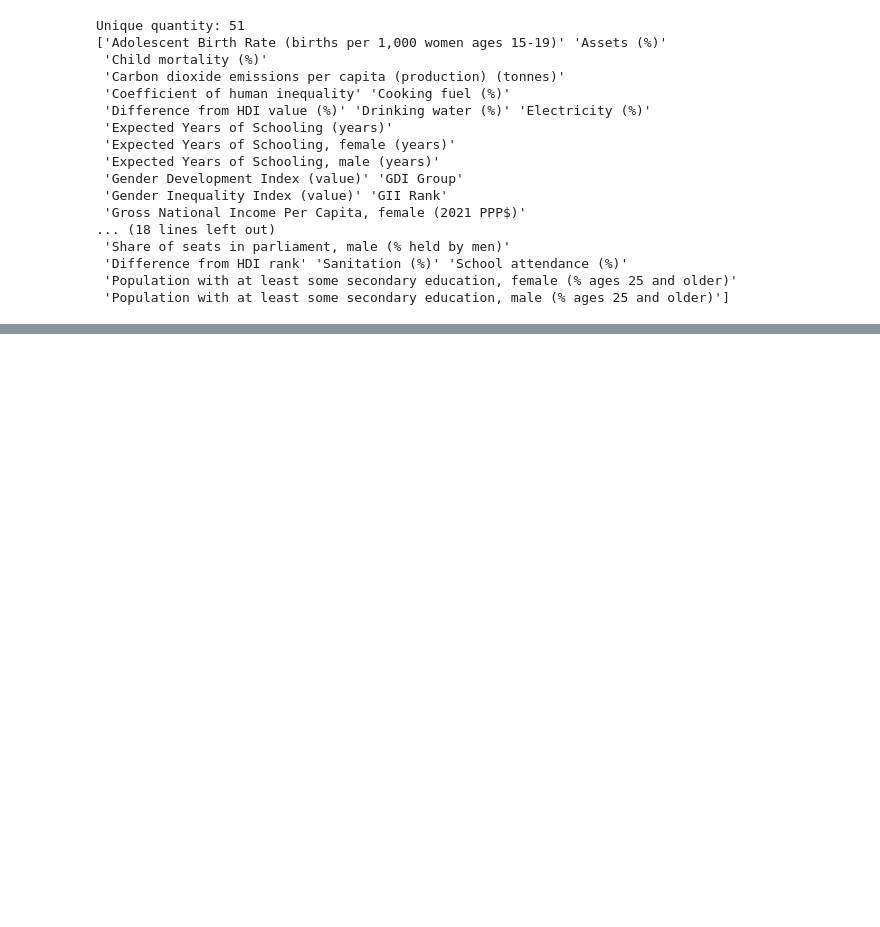
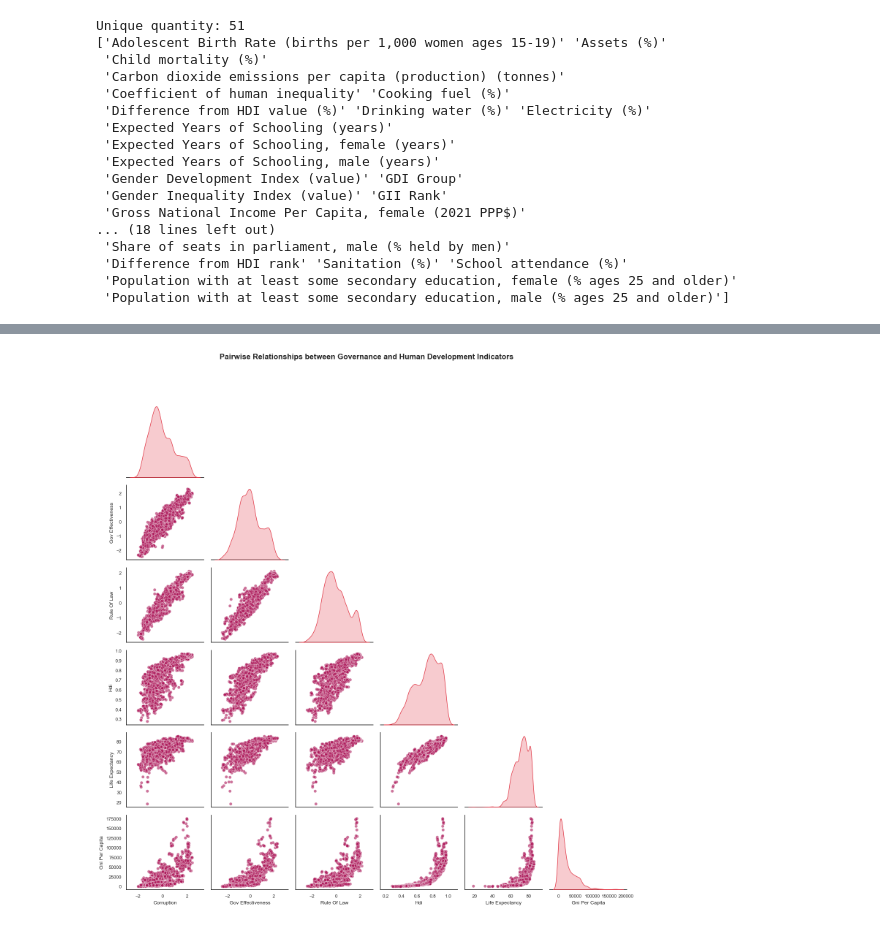
Before and after one commit to moonexca/governance-effectiveness-global-society-ml, a Jupyter notebook: MachineLearning_SoledadYash.ipynb, the cells around one changed output, grey strips where cells are left out. Saved outputs shown, nothing was run; the diff lists cells and outputs as text; code cells hidden in the pictures; blank space fills up the shorter version.

```diff
--- a/MachineLearning_SoledadYash.ipynb
+++ b/MachineLearning_SoledadYash.ipynb
@@ -288,0 +406,20 @@ merged_final.head(10)
+# %%
+selected_features = ['corruption', 'gov_effectiveness', 'rule_of_law','hdi', 'life_expectancy', 'gni_per_capita']
+pairplot_df = numeric_df[selected_features].dropna()
+sns.set_theme(style="white", font_scale=1.1)
+custom_palette = sns.color_palette("rocket_r", as_cmap=True)
+pairgrid = sns.pairplot(data=pairplot_df, diag_kind='kde', corner=True, plot_kws={'alpha': 0.6, 's': 35,'color': sns.color_palette("rocket")[2]},
+    diag_kws={'fill': True, 'color': sns.color_palette("rocket")[3]},)
+pairgrid.fig.suptitle("Pairwise Relationships between Governance and Human Development Indicators", fontsize=15, y=1.02, weight='bold')
+
+for ax in pairgrid.axes.flatten():
+    if ax is not None:
+        ax.set_xlabel(ax.get_xlabel().replace('_', ' ').title(), fontsize=10)
+        ax.set_ylabel(ax.get_ylabel().replace('_', ' ').title(), fontsize=10)
+        ax.tick_params(axis='both', labelsize=9)
+
+plt.tight_layout()
+plt.subplots_adjust(top=0.93)
+plt.show()
+# %% [output]
+[figure, added]
```
Also changed, not shown: parts of 18 cells of this notebook.
